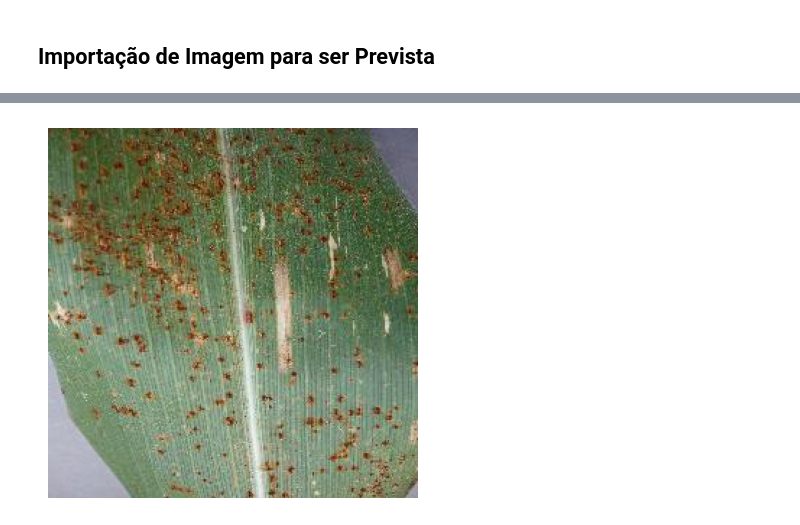
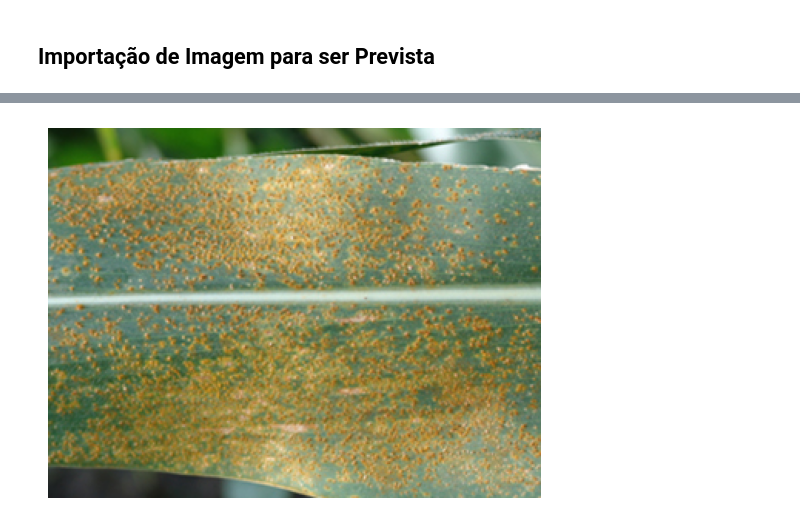
Before and after one commit to zanin11/Deteccao_de_Doencas_no_Milho_utilizando_RedesNeurais, a Jupyter notebook: Deteccao_Doencas_Milho_Guilherme_Zanin.ipynb, the cells around one changed output, grey strips where cells are left out. Drawn from its saved outputs; the diff is of its cells as text; code cells hidden in the pictures.

```diff
--- a/Deteccao_Doencas_Milho_Guilherme_Zanin.ipynb
+++ b/Deteccao_Doencas_Milho_Guilherme_Zanin.ipynb
@@ -254,7 +254,7 @@ def prepare_image(image_path):
     return img_array
 
 # Caminho para a imagem que você deseja classificar
-image_path = "C:\\Users\\guigu\\Jupyter\\Detecção de Doenças no Milho utilizando Redes Neurais\\data\\Gray_Leaf_Spot\\Corn_Gray_Spot (58).JPG"
+image_path = "C:\\Users\\guigu\\Jupyter\\Detecção de Doenças no Milho utilizando Redes Neurais\\data\\Common_Rust\\Corn_Common_Rust (68).jpg"
 
 # Preparar a imagem
 prepared_image = prepare_image(image_path)
@@ -282 +282 @@ A classe prevista para a imagem é: Gray_Leaf_Spot
-[figure, old version]
+[figure, new version]
```
Also changed, not shown: parts of 1 cell of this notebook.
